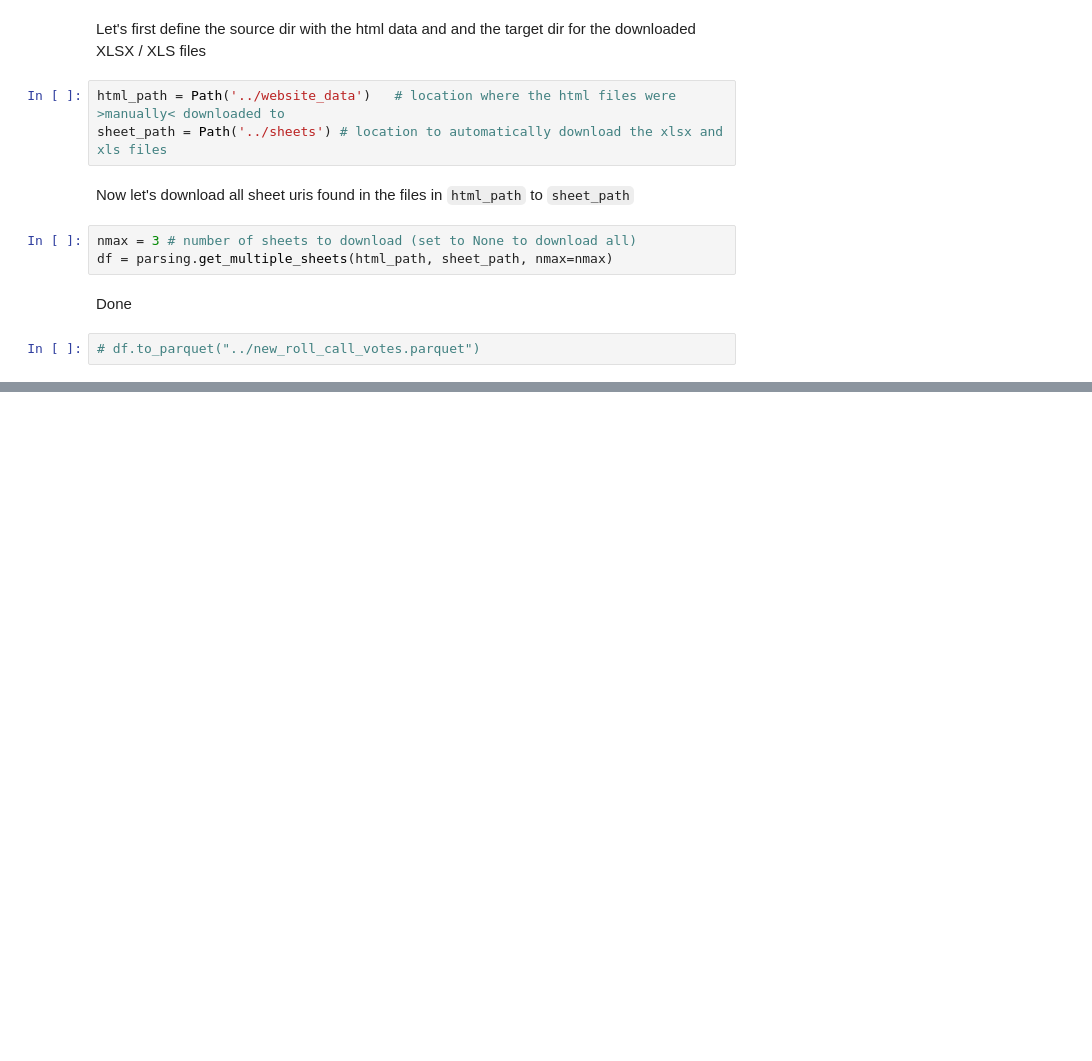
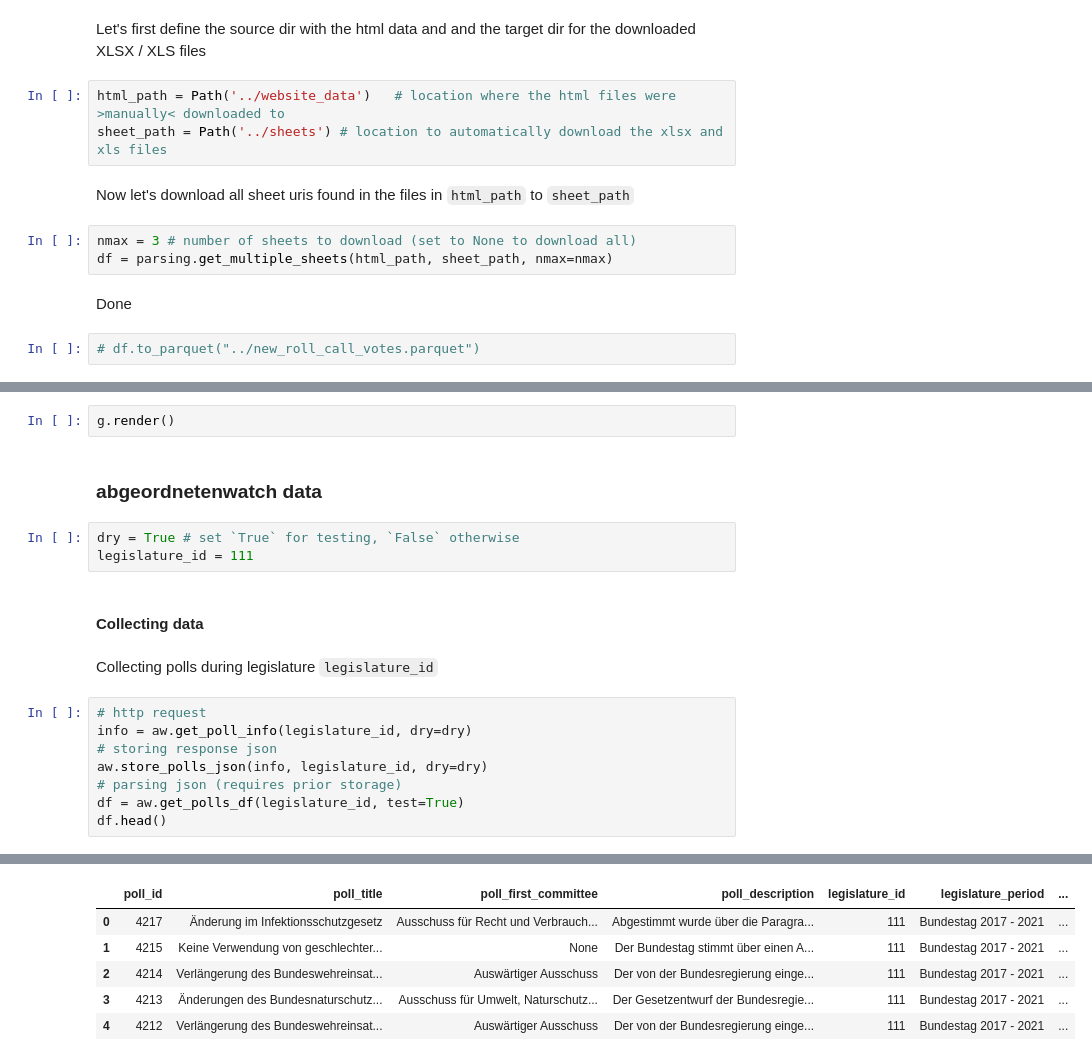
Before and after one commit to eschmidt42/bundestag, a Jupyter notebook: nbs/index.ipynb, the cells around one changed output, grey strips where cells are left out. Saved outputs shown, nothing was run; the diff lists cells and outputs as text; blank space fills up the shorter version.

```diff
--- a/nbs/index.ipynb
+++ b/nbs/index.ipynb
@@ -90,0 +101,20 @@ Done
+# %%
+g.render()
+# %% [markdown]
+### abgeordnetenwatch data
+# %%
+dry = True # set `True` for testing, `False` otherwise
+legislature_id = 111
+# %% [markdown]
+#### Collecting data
+# %% [markdown]
+Collecting polls during legislature `legislature_id`
+# %%
+# http request
+info = aw.get_poll_info(legislature_id, dry=dry)
+# storing response json
+aw.store_polls_json(info, legislature_id, dry=dry)
+# parsing json (requires prior storage)
+df = aw.get_polls_df(legislature_id, test=True)
+df.head()
+# %% [output]
@@ -90,0 +124,6 @@ Done
+|  | poll_id | poll_title | poll_first_committee | poll_description | legislature_id | legislature_period | ... |
+| 0 | 4217 | Änderung im Infektions­schutz­gesetz | Ausschuss für Recht und Verbrauch... | Abgestimmt wurde über die Paragra... | 111 | Bundestag 2017 - 2021 | ... |
+| 1 | 4215 | Keine Verwendung von geschlechter... | None | Der Bundestag stimmt über einen A... | 111 | Bundestag 2017 - 2021 | ... |
+| 2 | 4214 | Verlängerung des Bundeswehreinsat... | Auswärtiger Ausschuss | Der von der Bundesregierung einge... | 111 | Bundestag 2017 - 2021 | ... |
+| 3 | 4213 | Änderungen des Bundes­naturschutz... | Ausschuss für Umwelt, Naturschutz... | Der Gesetzentwurf der Bundesregie... | 111 | Bundestag 2017 - 2021 | ... |
+| 4 | 4212 | Verlängerung des Bundeswehreinsat... | Auswärtiger Ausschuss | Der von der Bundesregierung einge... | 111 | Bundestag 2017 - 2021 | ... |
```
Also changed, not shown: parts of 59 cells of this notebook.
